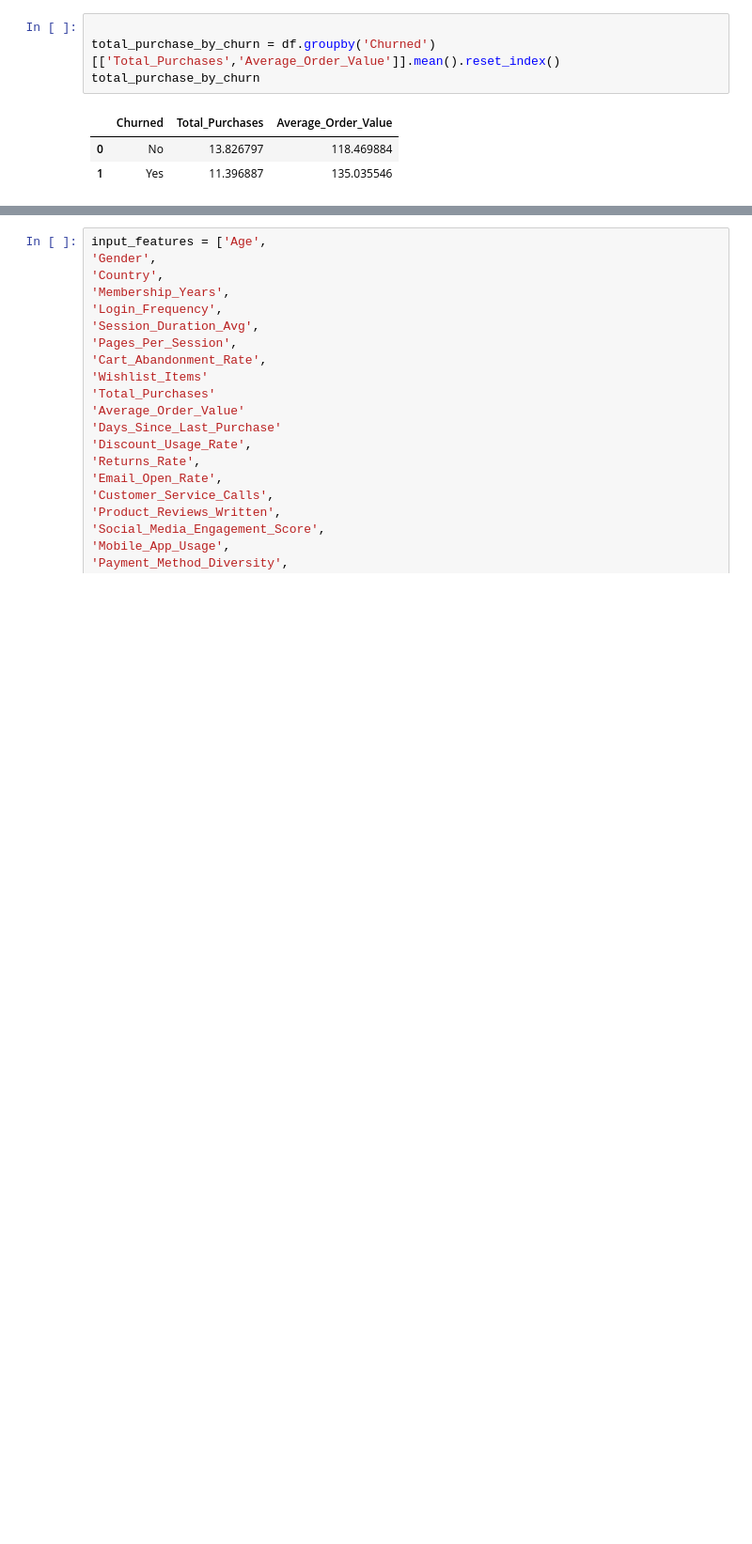
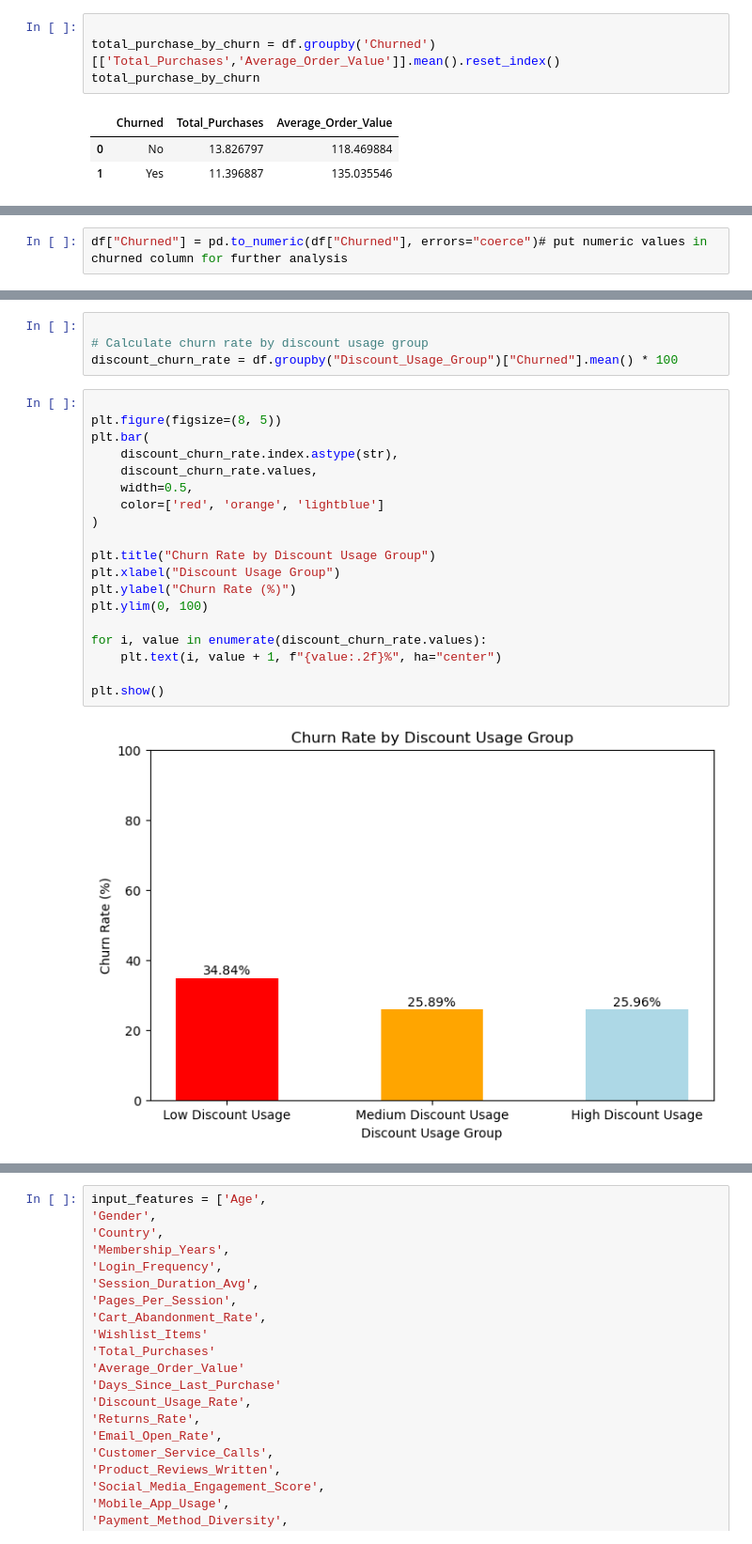
Before and after one commit to pinkimahato9814-afk/Final_project_Customer-Mind-360, a Jupyter notebook: notebooks/01_data_understanding_cleanng.ipynb, the cells around one changed output, grey strips where cells are left out. Shown at 94% size. Cells and saved outputs as stored; diff of their text form; blank space fills up the shorter version.

```diff
--- a/notebooks/01_data_understanding_cleanng.ipynb
+++ b/notebooks/01_data_understanding_cleanng.ipynb
@@ -775,0 +690,2 @@ plt.show()
+# %%
+df["Churned"] = pd.to_numeric(df["Churned"], errors="coerce")# put numeric values in churned column for further analysis
@@ -775,0 +741,25 @@ plt.show()
+# %%
+
+# Calculate churn rate by discount usage group
+discount_churn_rate = df.groupby("Discount_Usage_Group")["Churned"].mean() * 100
+# %%
+
+plt.figure(figsize=(8, 5))
+plt.bar(
+    discount_churn_rate.index.astype(str),
+    discount_churn_rate.values,
+    width=0.5,
+    color=['red', 'orange', 'lightblue']
+)
+
+plt.title("Churn Rate by Discount Usage Group")
+plt.xlabel("Discount Usage Group")
+plt.ylabel("Churn Rate (%)")
+plt.ylim(0, 100)
+
+for i, value in enumerate(discount_churn_rate.values):
+    plt.text(i, value + 1, f"{value:.2f}%", ha="center")
+
+plt.show()
+# %% [output]
+[figure, added]
```
Also changed, not shown: parts of 46 cells of this notebook.
